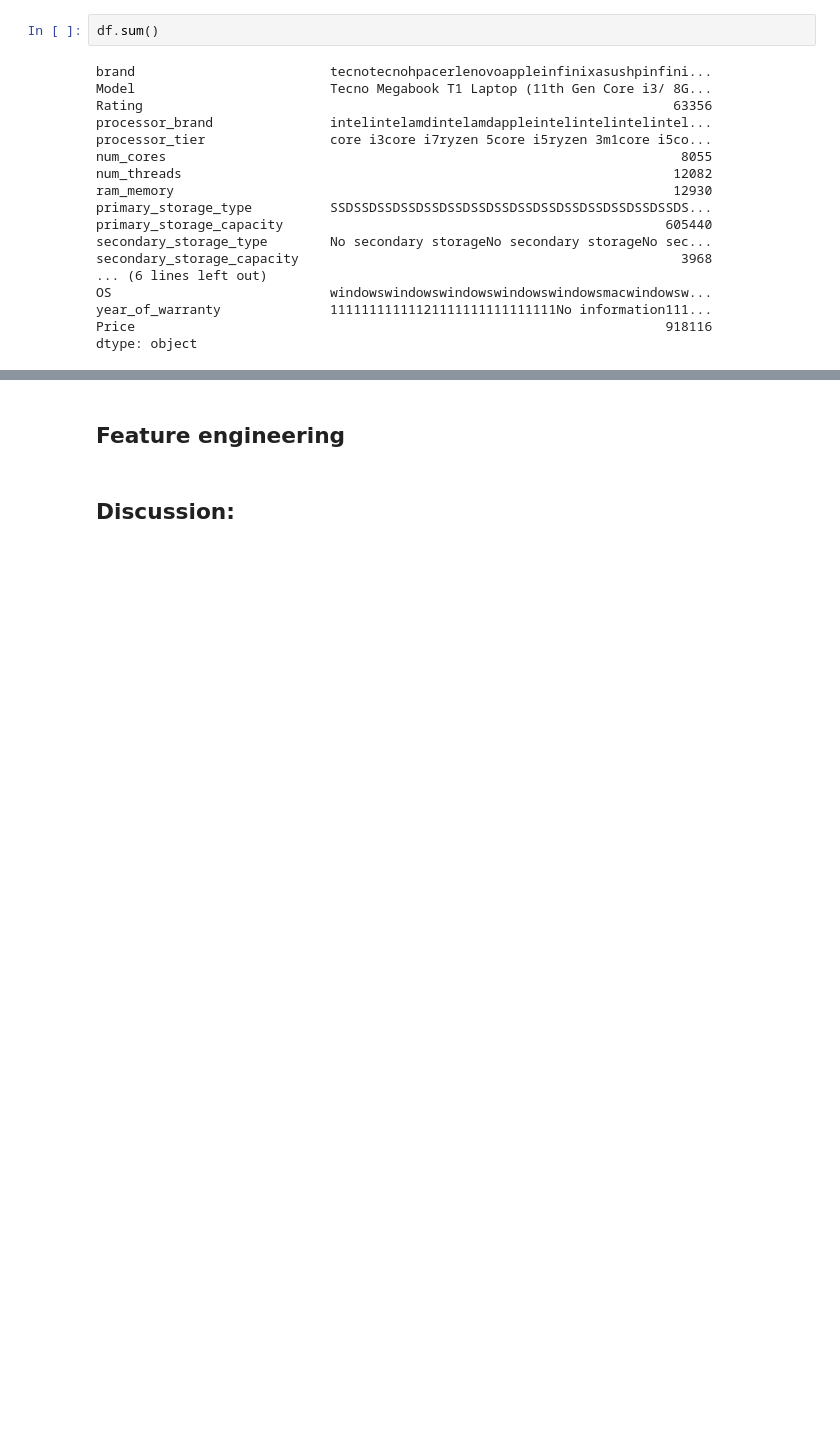
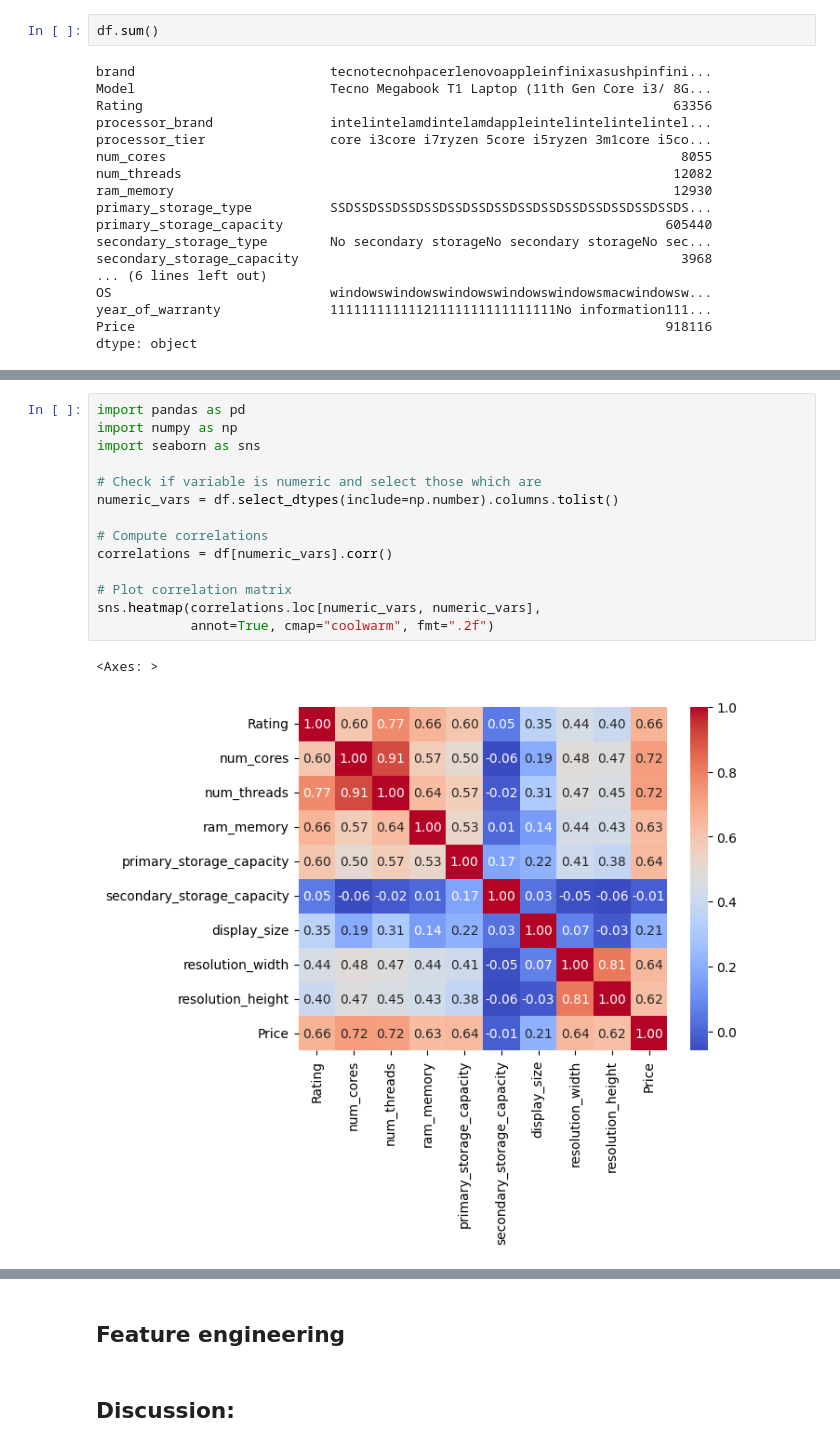
Before and after one commit to DSCI-310-2024/DSCI-310-Group_13, a Jupyter notebook: report.ipynb, the cells around one changed output, grey strips where cells are left out. Cells and saved outputs as stored; diff of their text form; blank space fills up the shorter version.

Commit message:
Added correlation analysis

```diff
--- a/report.ipynb
+++ b/report.ipynb
@@ -726,0 +750,17 @@ plt.show()
+# %%
+import pandas as pd
+import numpy as np
+import seaborn as sns
+
+# Check if variable is numeric and select those which are
+numeric_vars = df.select_dtypes(include=np.number).columns.tolist()
+
+# Compute correlations
+correlations = df[numeric_vars].corr()
+
+# Plot correlation matrix
+sns.heatmap(correlations.loc[numeric_vars, numeric_vars],
+            annot=True, cmap="coolwarm", fmt=".2f")
+# %% [output]
+<Axes: >
+[figure, added]
```
Also changed, not shown: parts of 8 cells of this notebook.
